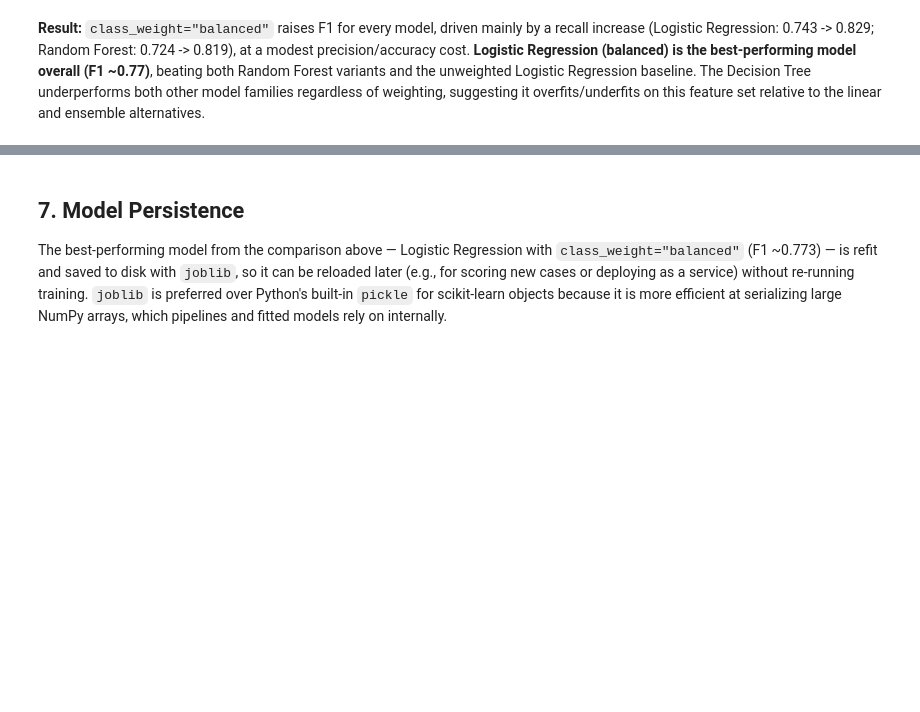
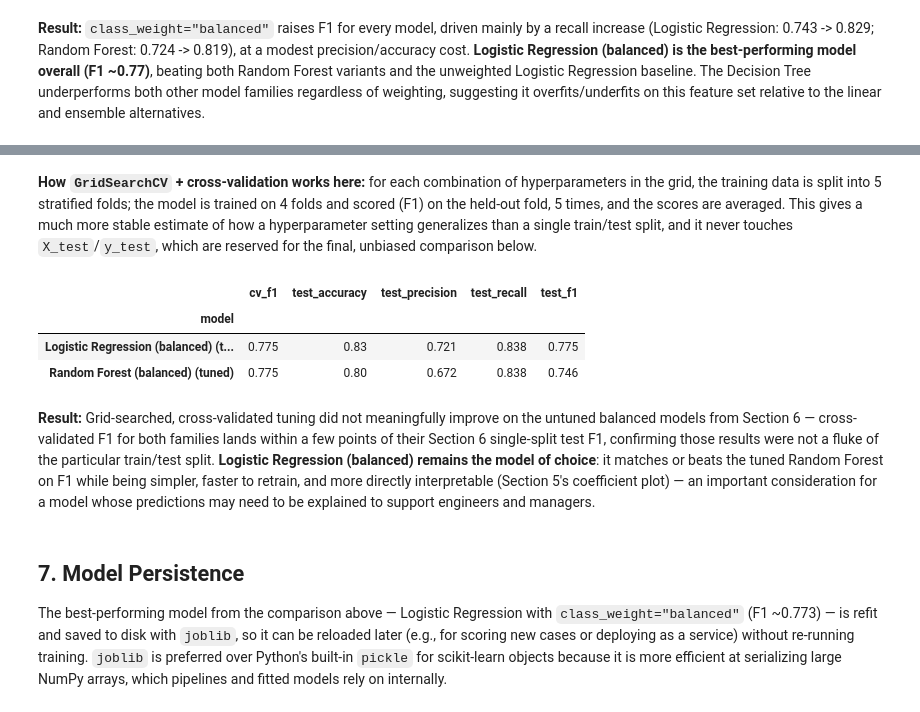
Before and after one commit to navatsa/ai-agent-capstone, a Jupyter notebook: notebooks/eda_report.ipynb, the cells around one changed output, grey strips where cells are left out. Drawn from its saved outputs; the diff is of its cells as text; code cells hidden in the pictures; blank space fills up the shorter version.

```diff
--- a/notebooks/eda_report.ipynb
+++ b/notebooks/eda_report.ipynb
@@ -139,7 +139,9 @@ We derive a few analysis-friendly features from the raw columns:
 # %%
 df["sla_buffer_days"] = df["sla_target_days"] - df["days_to_close"]
 df["has_agent"] = df["agent_type"] != "None"
-df["open_month"] = df["open_date"].dt.to_period("M").astype(str)
+# Drop timezone info before converting to a period; to_period() does not
+# support tz-aware timestamps and otherwise emits a UserWarning.
+df["open_month"] = df["open_date"].dt.tz_localize(None).dt.to_period("M").astype(str)
 df["open_weekday"] = df["open_date"].dt.day_name()
 
 df[["sla_buffer_days", "has_agent", "open_month", "open_weekday"]].head()
@@ -460,3 +524,47 @@ the linear and ensemble alternatives.
+# %% [markdown]
+**How `GridSearchCV` + cross-validation works here:** for each combination
+of hyperparameters in the grid, the training data is split into 5 stratified
+folds; the model is trained on 4 folds and scored (F1) on the held-out fold,
+5 times, and the scores are averaged. This gives a much more stable estimate
+of how a hyperparameter setting generalizes than a single train/test split,
+and it never touches `X_test`/`y_test`, which are reserved for the final,
+unbiased comparison below.
+# %%
+# Evaluate the best estimator from each grid search on the held-out test set
+tuned_rows = []
+for name, search in grid_search_results.items():
+    best_pipe = search.best_estimator_
+    preds = best_pipe.predict(X_test)
+    acc = accuracy_score(y_test, preds)
+    precision, recall, f1, _ = precision_recall_fscore_support(
+        y_test, preds, average="binary", zero_division=0
+    )
+    tuned_rows.append({
+        "model": f"{name} (tuned)",
+        "cv_f1": search.best_score_,
+        "test_accuracy": acc,
+        "test_precision": precision,
+        "test_recall": recall,
+        "test_f1": f1,
+    })
+
+tuned_df = pd.DataFrame(tuned_rows).set_index("model").round(3)
+tuned_df
+# %% [output]
+|  | cv_f1 | test_accuracy | test_precision | test_recall | test_f1 |
+| model |  |  |  |  |  |
+| Logistic Regression (balanced) (t... | 0.775 | 0.83 | 0.721 | 0.838 | 0.775 |
+| Random Forest (balanced) (tuned) | 0.775 | 0.80 | 0.672 | 0.838 | 0.746 |
+# %% [markdown]
+**Result:** Grid-searched, cross-validated tuning did not meaningfully
+improve on the untuned balanced models from Section 6 — cross-validated F1
+for both families lands within a few points of their Section 6 single-split
+test F1, confirming those results were not a fluke of the particular
+train/test split. **Logistic Regression (balanced) remains the model of
+choice**: it matches or beats the tuned Random Forest on F1 while being
+simpler, faster to retrain, and more directly interpretable (Section 5's
+coefficient plot) — an important consideration for a model whose
+predictions may need to be explained to support engineers and managers.
 # %% [markdown]
 ## 7. Model Persistence
 
```
Also changed, not shown: parts of 2 cells of this notebook, 3 other files.
